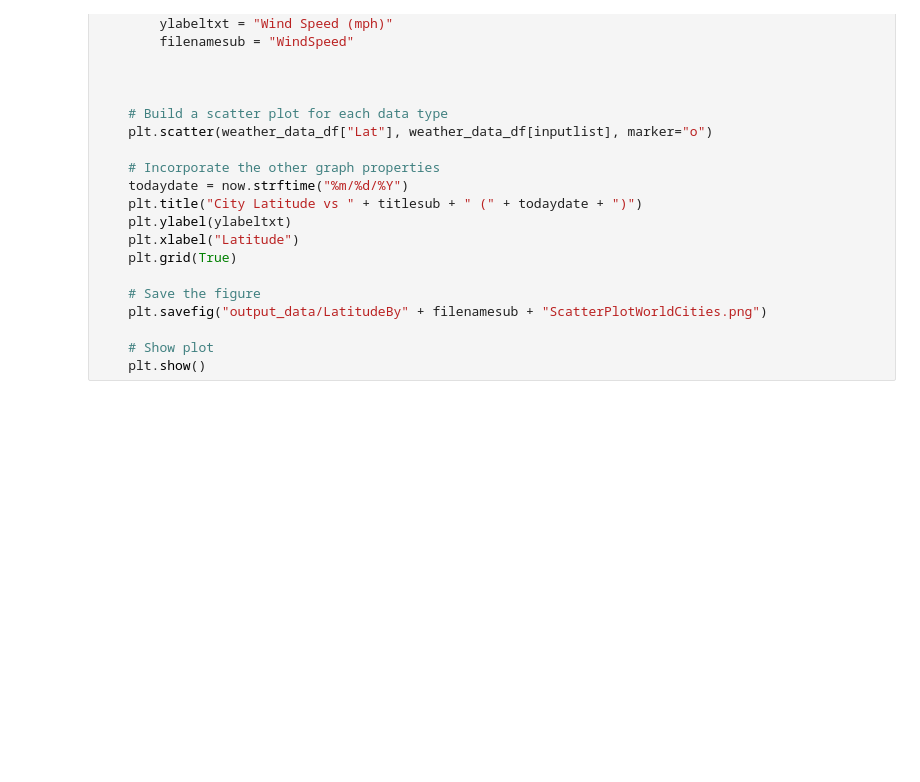
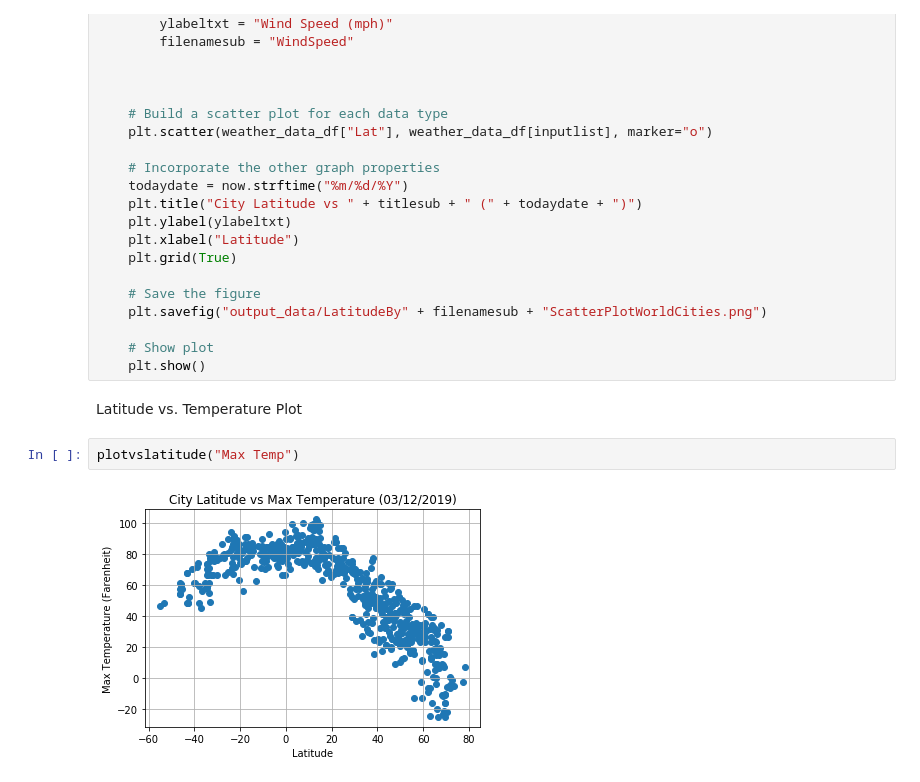
Before and after one commit to saikondrakunta/WeatherAnalysisUsingAPI, a Jupyter notebook: code/WeatherAnalysis.ipynb, the cells around one changed output. Cells and saved outputs as stored; diff of their text form; blank space fills up the shorter version.

```diff
--- a/code/WeatherAnalysis.ipynb
+++ b/code/WeatherAnalysis.ipynb
@@ -183,3 +183,9 @@ def plotvslatitude(inputlist):
 
     # Show plot
     plt.show()
+# %% [markdown]
+Latitude vs. Temperature Plot
+# %%
+plotvslatitude("Max Temp")
+# %% [output]
+[figure, added]
```
Also changed, not shown: parts of 9 cells of this notebook, 8 other files.
